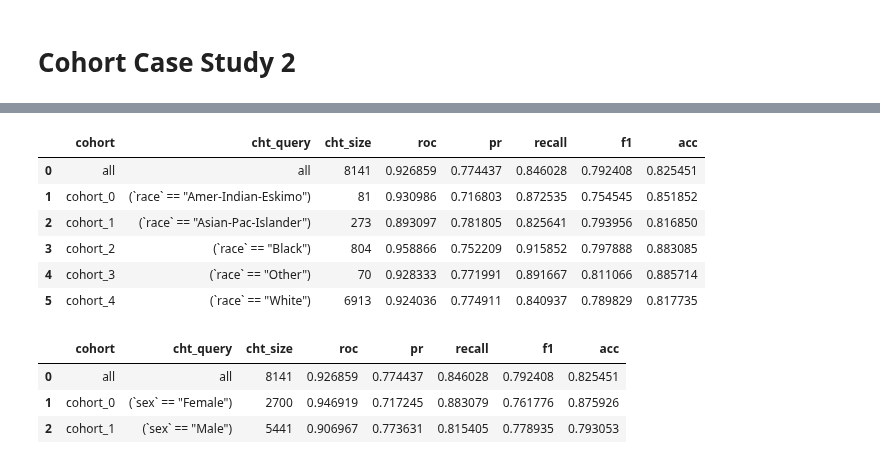
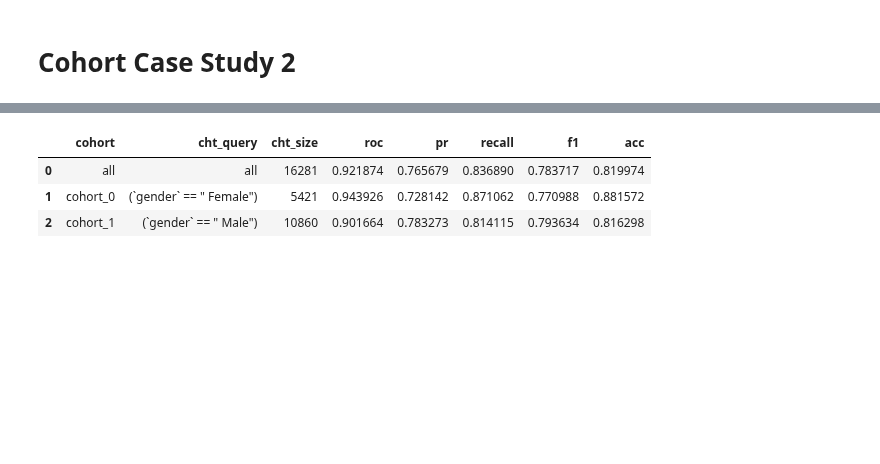
Before and after one commit to microsoft/responsible-ai-toolbox-mitigations, a Jupyter notebook: notebooks/cohort/case_study/case_2.ipynb, the cells around one changed output, grey strips where cells are left out. Saved outputs shown, nothing was run; the diff lists cells and outputs as text; code cells hidden in the pictures; blank space fills up the shorter version.

Commit message:
Case 2 for the CohortManager class (uncommented)

```diff
--- a/notebooks/cohort/case_study/case_2.ipynb
+++ b/notebooks/cohort/case_study/case_2.ipynb
@@ -48,0 +63,5 @@ df
+# %%
+def get_model():
+    model = LGBMClassifier(random_state=SEED)
+    #model = LogisticRegression()
+    return model
@@ -49,10 +149,13 @@ df
 # %%
-X_train, X_test, y_train, y_test = split_data(df, label=label_col, test_size=0.25)
+cohort_set = CohortManager(
+    cohort_col=["gender"]
+)
+cohort_set.fit(X=X_train, y=y_train)
+subsets = cohort_set.get_subsets(X_train, y_train, apply_transform=False)
 
-cht_manager = CohortManager(cohort_col=["race"])
-cht_manager.fit(X_test, y_test)
-subsets = cht_manager.get_subsets(X_test, y_test)
-queries = cht_manager.get_queries()
+print(y_train.value_counts())
 for key in subsets.keys():
-    print(f"{queries[key]}:\n {subsets[key]['y'].value_counts()}\n")
+    print(f"\n{key}:\n{subsets[key]['y'].value_counts()}\n***********")
+
+plot_value_counts_cohort(y_train, subsets, normalize=False)
 # %% [output]
@@ -75,0 +178,13 @@ Name: income, dtype: int64
+# %%
+rebalance = dp.Rebalance(verbose=False)
+new_X_train, new_y_train = rebalance.fit_resample(X_train, y_train)
+
+cohort_set = CohortManager(cohort_col=["gender"])
+cohort_set.fit(X=new_X_train, y=new_y_train)
+subsets = cohort_set.get_subsets(new_X_train, new_y_train, apply_transform=False)
+
+print(new_y_train.value_counts())
+for key in subsets.keys():
+    print(f"\n{key}:\n{subsets[key]['y'].value_counts()}\n***********")
+
+plot_value_counts_cohort(new_y_train, subsets, normalize=False)
@@ -76,30 +208,15 @@ Name: income, dtype: int64
 # %%
-model = LGBMClassifier(random_state=SEED)
 pipe = Pipeline([
-            ("imputer", dp.BasicImputer(verbose=False)),
             ("scaler", dp.DataStandardScaler(verbose=False)),
             ("encoder", dp.EncoderOHE(verbose=False)),
-            ("estimator", model),
+            ("estimator", get_model()),
         ])
-pipe.fit(X_train, y_train)
-pred = pipe.predict_proba(X_test)
+pipe.fit(new_X_train, new_y_train)
+pred_org = pipe.predict_proba(X_test)
 
-experiments = {}
-experiments["Baseline (race)"] = fetch_cohort_results(X_test, y_test, pred, cohort_col=["race"])
-experiments["Baseline (race)"]
+fetch_cohort_results(X_test, y_test, pred_org, cohort_col=["gender"])
 # %% [output]
 |  | cohort | cht_query | cht_size | roc | pr | recall | f1 | acc |
-| 0 | all | all | 8141 | 0.926859 | 0.774437 | 0.846028 | 0.792408 | 0.825451 |
-| 1 | cohort_0 | (`race` == "Amer-Indian-Eskimo") | 81 | 0.930986 | 0.716803 | 0.872535 | 0.754545 | 0.851852 |
-| 2 | cohort_1 | (`race` == "Asian-Pac-Islander") | 273 | 0.893097 | 0.781805 | 0.825641 | 0.793956 | 0.816850 |
-| 3 | cohort_2 | (`race` == "Black") | 804 | 0.958866 | 0.752209 | 0.915852 | 0.797888 | 0.883085 |
-| 4 | cohort_3 | (`race` == "Other") | 70 | 0.928333 | 0.771991 | 0.891667 | 0.811066 | 0.885714 |
-| 5 | cohort_4 | (`race` == "White") | 6913 | 0.924036 | 0.774911 | 0.840937 | 0.789829 | 0.817735 |
+| 0 | all | all | 16281 | 0.921874 | 0.765679 | 0.836890 | 0.783717 | 0.819974 |
+| 1 | cohort_0 | (`gender` == " Female") | 5421 | 0.943926 | 0.728142 | 0.871062 | 0.770988 | 0.881572 |
+| 2 | cohort_1 | (`gender` == " Male") | 10860 | 0.901664 | 0.783273 | 0.814115 | 0.793634 | 0.816298 |
-# %%
-experiments["Baseline (sex)"] = fetch_cohort_results(X_test, y_test, pred, cohort_col=["sex"])
-experiments["Baseline (sex)"]
-# %% [output]
-|  | cohort | cht_query | cht_size | roc | pr | recall | f1 | acc |
-| 0 | all | all | 8141 | 0.926859 | 0.774437 | 0.846028 | 0.792408 | 0.825451 |
-| 1 | cohort_0 | (`sex` == "Female") | 2700 | 0.946919 | 0.717245 | 0.883079 | 0.761776 | 0.875926 |
-| 2 | cohort_1 | (`sex` == "Male") | 5441 | 0.906967 | 0.773631 | 0.815405 | 0.778935 | 0.793053 |
```
Also changed, not shown: parts of 26 cells of this notebook, 4 other files.
